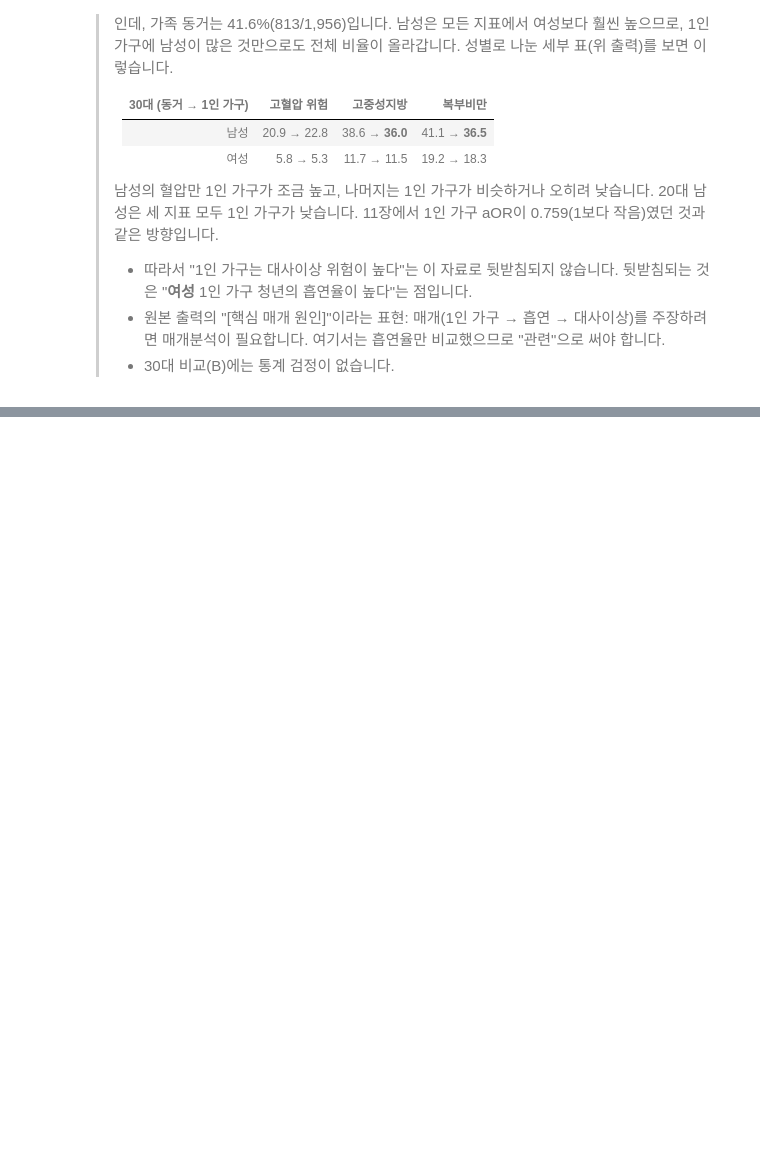
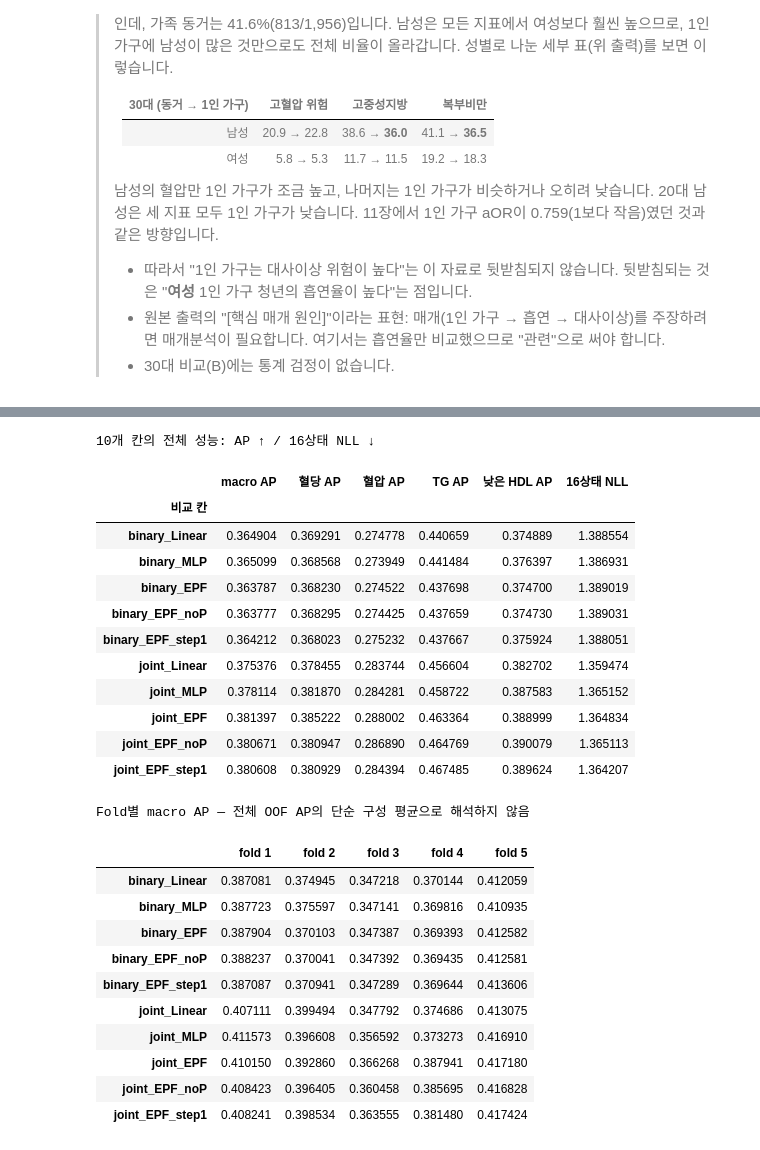
Before and after one commit to kdw123654/digital-project, a Jupyter notebook: notebooks/my_model_정리.ipynb, the cells around one changed output, grey strips where cells are left out. Saved outputs shown, nothing was run; the diff lists cells and outputs as text; code cells hidden in the pictures; blank space fills up the shorter version.

```diff
--- a/notebooks/my_model_정리.ipynb
+++ b/notebooks/my_model_정리.ipynb
@@ -1075,0 +1338,40 @@ Male (남성)   Family (동거)     813       20.9      38.6     41.1
+# %%
+v28_metric_rows = []
+for v28_cell in v28_cells:
+    v28_value = v28_data['cells'][v28_cell]
+    v28_metric_rows.append({'비교 칸': v28_cell, 'macro AP': v28_value['macro_ap'],
+                           '혈당 AP': v28_value['per_flag_ap'][0], '혈압 AP': v28_value['per_flag_ap'][1],
+                           'TG AP': v28_value['per_flag_ap'][2], '낮은 HDL AP': v28_value['per_flag_ap'][3],
+                           '16상태 NLL': v28_value['joint16_nll']})
+v28_metric_table = v28_pd.DataFrame(v28_metric_rows).set_index('비교 칸')
+v28_display(v28_metric_table.style.format('{:.6f}').set_caption('10개 칸의 전체 성능: AP ↑ / 16상태 NLL ↓'))
+v28_fold_table = v28_pd.DataFrame(
+    [v28_data['cells'][v28_cell]['fold_macro_ap'] for v28_cell in v28_cells],
+    index=v28_cells, columns=[f'fold {v28_j}' for v28_j in range(1, 6)])
+v28_display(v28_fold_table.style.format('{:.6f}').set_caption('Fold별 macro AP — 전체 OOF AP의 단순 구성 평균으로 해석하지 않음'))
+# %% [output]
+10개 칸의 전체 성능: AP ↑ / 16상태 NLL ↓
+|  | macro AP | 혈당 AP | 혈압 AP | TG AP | 낮은 HDL AP | 16상태 NLL |
+| 비교 칸 |  |  |  |  |  |  |
+| binary_Linear | 0.364904 | 0.369291 | 0.274778 | 0.440659 | 0.374889 | 1.388554 |
+| binary_MLP | 0.365099 | 0.368568 | 0.273949 | 0.441484 | 0.376397 | 1.386931 |
+| binary_EPF | 0.363787 | 0.368230 | 0.274522 | 0.437698 | 0.374700 | 1.389019 |
+| binary_EPF_noP | 0.363777 | 0.368295 | 0.274425 | 0.437659 | 0.374730 | 1.389031 |
+| binary_EPF_step1 | 0.364212 | 0.368023 | 0.275232 | 0.437667 | 0.375924 | 1.388051 |
+| joint_Linear | 0.375376 | 0.378455 | 0.283744 | 0.456604 | 0.382702 | 1.359474 |
+| joint_MLP | 0.378114 | 0.381870 | 0.284281 | 0.458722 | 0.387583 | 1.365152 |
+| joint_EPF | 0.381397 | 0.385222 | 0.288002 | 0.463364 | 0.388999 | 1.364834 |
+| joint_EPF_noP | 0.380671 | 0.380947 | 0.286890 | 0.464769 | 0.390079 | 1.365113 |
+| joint_EPF_step1 | 0.380608 | 0.380929 | 0.284394 | 0.467485 | 0.389624 | 1.364207 |
+Fold별 macro AP — 전체 OOF AP의 단순 구성 평균으로 해석하지 않음
+|  | fold 1 | fold 2 | fold 3 | fold 4 | fold 5 |
+| binary_Linear | 0.387081 | 0.374945 | 0.347218 | 0.370144 | 0.412059 |
+| binary_MLP | 0.387723 | 0.375597 | 0.347141 | 0.369816 | 0.410935 |
+| binary_EPF | 0.387904 | 0.370103 | 0.347387 | 0.369393 | 0.412582 |
+| binary_EPF_noP | 0.388237 | 0.370041 | 0.347392 | 0.369435 | 0.412581 |
+| binary_EPF_step1 | 0.387087 | 0.370941 | 0.347289 | 0.369644 | 0.413606 |
+| joint_Linear | 0.407111 | 0.399494 | 0.347792 | 0.374686 | 0.413075 |
+| joint_MLP | 0.411573 | 0.396608 | 0.356592 | 0.373273 | 0.416910 |
+| joint_EPF | 0.410150 | 0.392860 | 0.366268 | 0.387941 | 0.417180 |
+| joint_EPF_noP | 0.408423 | 0.396405 | 0.360458 | 0.385695 | 0.416828 |
+| joint_EPF_step1 | 0.408241 | 0.398534 | 0.363555 | 0.381480 | 0.417424 |
```
Also changed, not shown: parts of 30 cells of this notebook, 2 other files.
